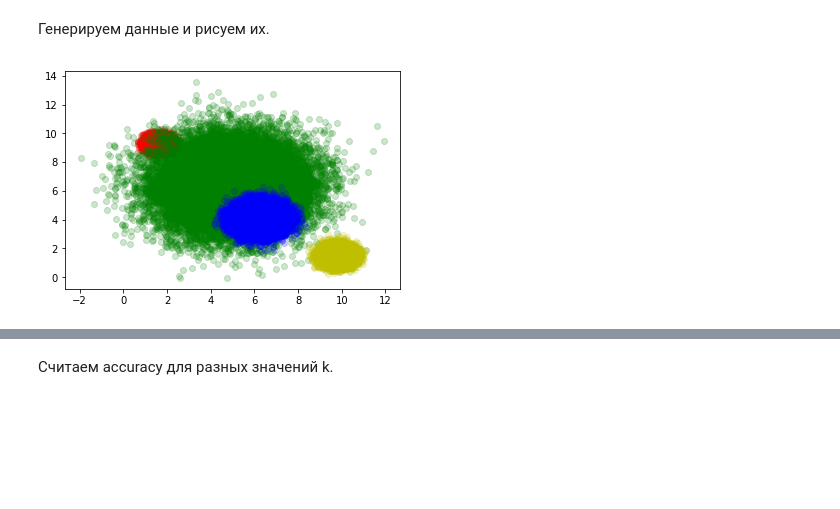
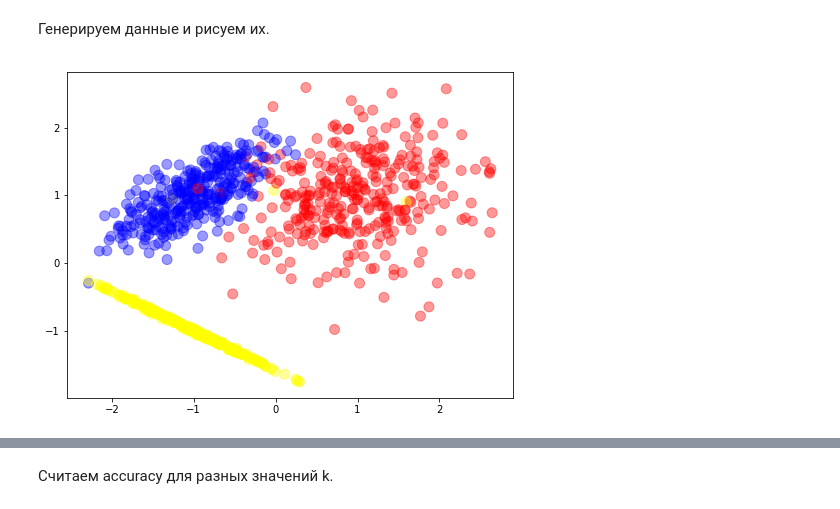
Before and after one commit to KaloshinPE/machinelearning_6sem, a Jupyter notebook: task1/report.ipynb, the cells around one changed output, grey strips where cells are left out. Drawn from its saved outputs; the diff is of its cells as text; code cells hidden in the pictures; blank space fills up the shorter version.

```diff
--- a/task1/report.ipynb
+++ b/task1/report.ipynb
@@ -13,23 +15,20 @@ N = 100000
 num_of_klasses = 4
 # %% [markdown]
 Генерируем данные и рисуем их.
-# %%
-average = [10*np.random.random(2) for i in range(num_of_klasses)]
-disp = [2*np.random.random() for i in range(num_of_klasses)]
-
-Data, klasses = [], []
-for i in range(N):
-    klasses.append(np.random.choice(range(num_of_klasses)))
-    Data.append(np.random.normal(average[klasses[-1]], disp[klasses[-1]]))
-Data = np.array(Data)
-
-colors = ['r', 'g', 'b', 'y']
-klass_diff = [[], [], [], []]
-for i in range(len(Data)):
-    klass_diff[klasses[i]].append(Data[i])
-for i in range(len(klass_diff)):
-    plt.scatter(np.array(klass_diff[i])[:,:1], np.array(klass_diff[i])[:,1:], color=colors[i], alpha=0.2)
-
-plt.show()
-# %% [output]
-[figure, removed]
+# %%
+Data = datasets.make_classification(n_samples=N, n_features =2, n_informative = 2,
+                                                      n_classes = 3, n_redundant=0,
+                                                      n_clusters_per_class=1, random_state=3)
+
+train_data, test_data, train_labels, test_labels = cross_validation.train_test_split(Data[0],
+                                                                                     Data[1],
+                                                                                     test_size = 0.3,
+                                                                                     random_state = 1)
+colors = ListedColormap(['red', 'blue', 'yellow'])
+light_colors = ListedColormap(['lightcoral', 'lightblue', 'lightyellow'])
+plt.figure(figsize=(8,6))
+plt.scatter(map(lambda x: x[0], Data[0]), map(lambda x: x[1], Data[0]),
+              c=Data[1], cmap=colors, s=100, alpha = 0.4)
+plt.show()
+# %% [output]
+[figure, added]
```
Also changed, not shown: parts of 8 cells of this notebook, 2 other files.
